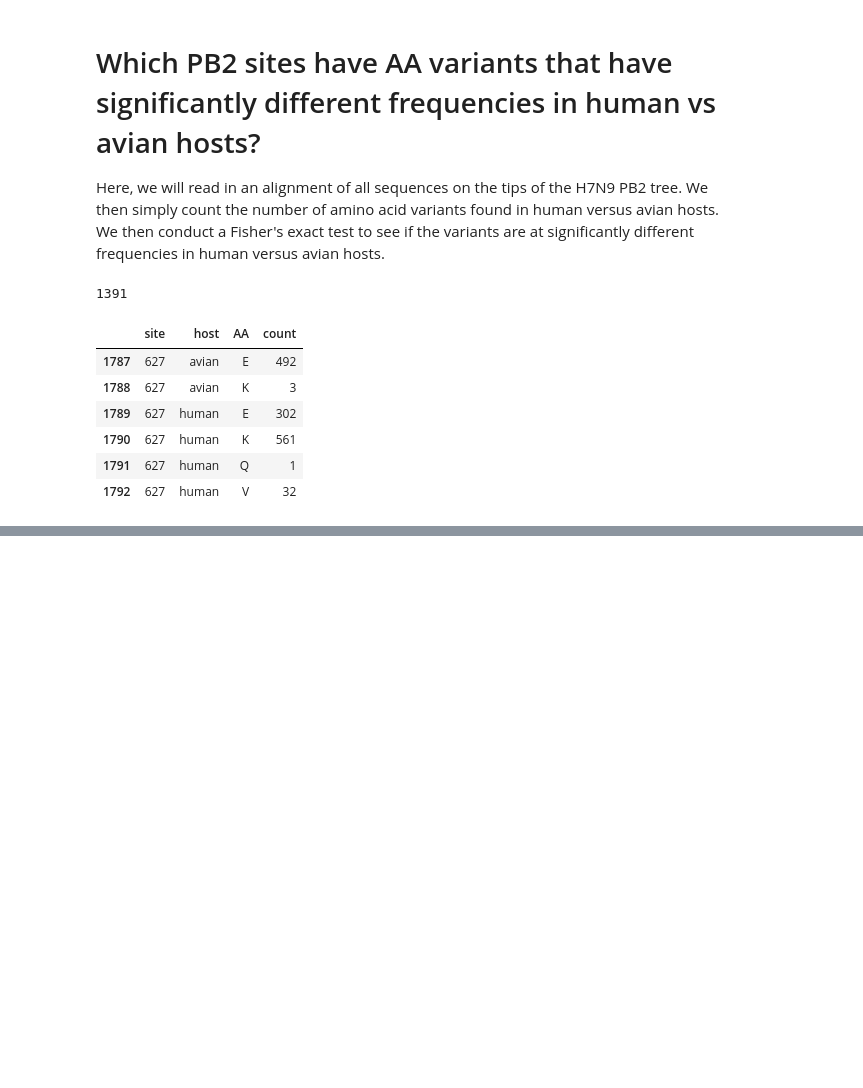
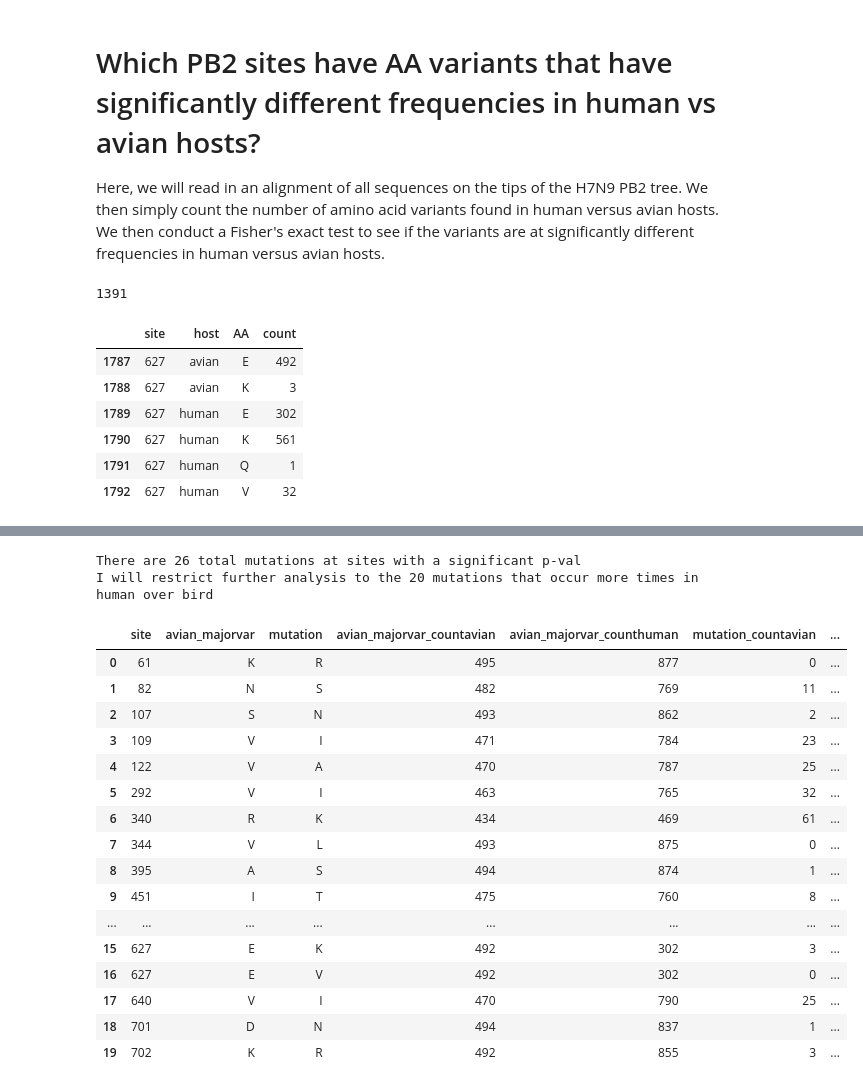
Before and after one commit to jbloomlab/PB2-DMS, a Jupyter notebook: Fig6_H7N9_draft.ipynb, the cells around one changed output, grey strips where cells are left out. Cells and saved outputs as stored; diff of their text form; code cells hidden in the pictures; blank space fills up the shorter version.

```diff
--- a/Fig6_H7N9_draft.ipynb
+++ b/Fig6_H7N9_draft.ipynb
@@ -997,6 +1022,0 @@ Site 521 did not have sufficient counts (>=10) so I did not even test it.
-# %%
-for i in [534, 355, 521]:
-    dfsite = dfgroup[dfgroup['site']==i]
-    display(HTML(dfsite.to_html()))
-    dffisherssub = dffishers[dffishers['site']==i]
-    display(HTML(dffisherssub.to_html()))
@@ -1025,0 +1059,42 @@ for i in [534, 355, 521]:
+# %%
+print('There are {0} total mutations at sites with a significant p-val'.format(len(dffisherspassmuts)))
+dffisherspassmuts = dffisherspassmuts.query('mutation_counthuman > mutation_countavian')
+print('I will restrict further analysis to the {0} mutations that occur more times in human over bird'.format(len(dffisherspassmuts)))
+# %% [output]
+There are 26 total mutations at sites with a significant p-val
+I will restrict further analysis to the 20 mutations that occur more times in human over bird
+# %%
+# Get mutdiffsel values for each of these mutations at sites with significant p-val,
+# and that occur more times in human over bird
+
+# Gather metrics from DMS experiment
+dmssummarydf = pd.read_csv('results/diffsel/summary_prefs_effects_diffsel.csv')
+dmssummarydf.head()
+
+# Merge H7N9 mutations with DMS data
+dffisherspassmuts.site = dffisherspassmuts.site.astype('int64')
+dmssummarydf.site = dmssummarydf.site.astype('int64')
+dffisherspassmuts = (pd.merge(dffisherspassmuts, dmssummarydf, how='left',
+                        left_on=['site', 'mutation'], right_on=['site', 'mutation']))
+dffisherspassmuts[['site', 'avian_majorvar', 'mutation',
+       'avian_majorvar_countavian', 'avian_majorvar_counthuman',
+       'mutation_countavian', 'mutation_counthuman', 'fishersp', 'mutdiffsel',
+       'Known human adaptive', 'Experimentally adaptive in']]
+# %% [output]
+|  | site | avian_majorvar | mutation | avian_majorvar_countavian | avian_majorvar_counthuman | mutation_countavian | ... |
+| 0 | 61 | K | R | 495 | 877 | 0 | ... |
+| 1 | 82 | N | S | 482 | 769 | 11 | ... |
+| 2 | 107 | S | N | 493 | 862 | 2 | ... |
+| 3 | 109 | V | I | 471 | 784 | 23 | ... |
+| 4 | 122 | V | A | 470 | 787 | 25 | ... |
+| 5 | 292 | V | I | 463 | 765 | 32 | ... |
+| 6 | 340 | R | K | 434 | 469 | 61 | ... |
+| 7 | 344 | V | L | 493 | 875 | 0 | ... |
+| 8 | 395 | A | S | 494 | 874 | 1 | ... |
+| 9 | 451 | I | T | 475 | 760 | 8 | ... |
+| ... | ... | ... | ... | ... | ... | ... | ... |
+| 15 | 627 | E | K | 492 | 302 | 3 | ... |
+| 16 | 627 | E | V | 492 | 302 | 0 | ... |
+| 17 | 640 | V | I | 470 | 790 | 25 | ... |
+| 18 | 701 | D | N | 494 | 837 | 1 | ... |
+| 19 | 702 | K | R | 492 | 855 | 3 | ... |
```
Also changed, not shown: parts of 10 cells of this notebook.
